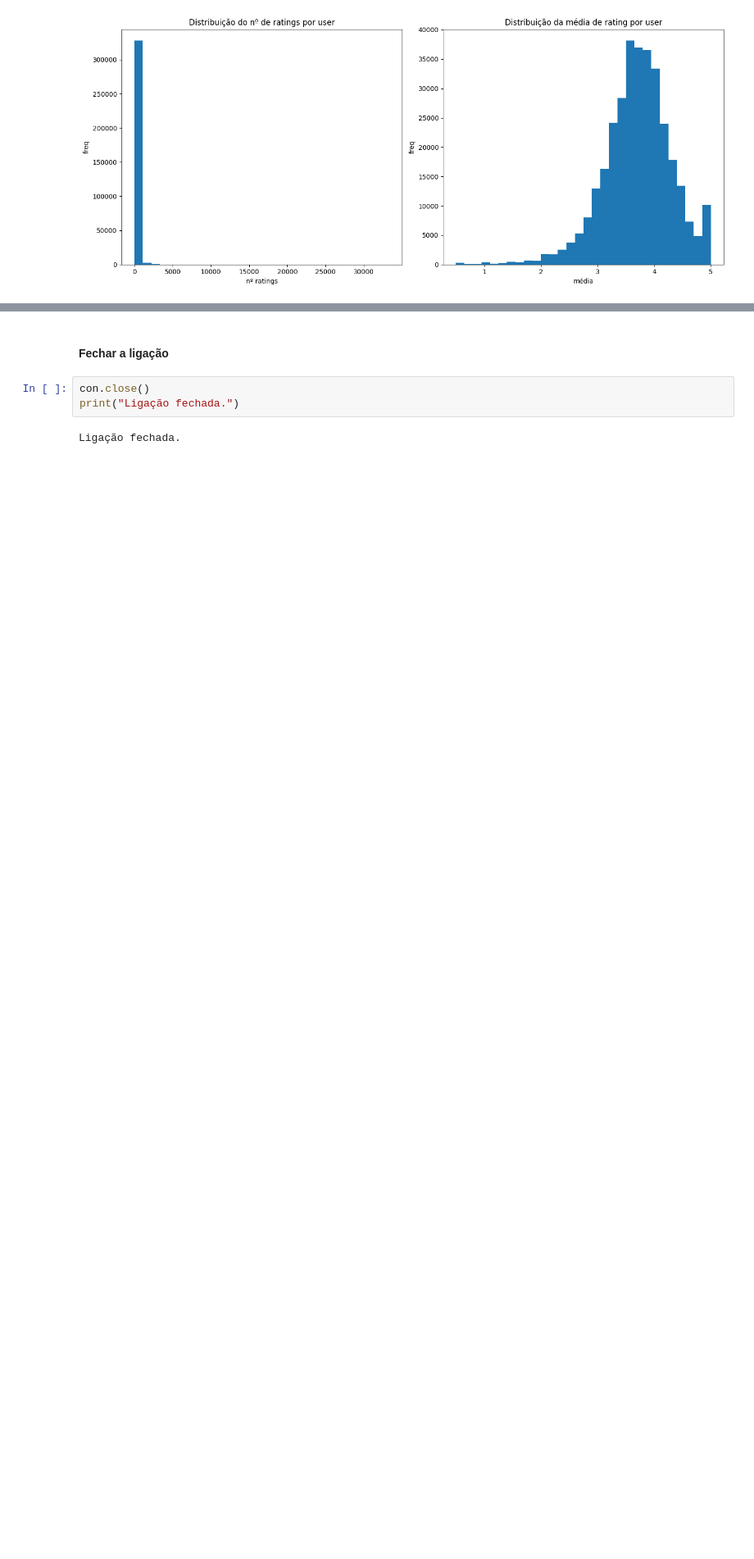
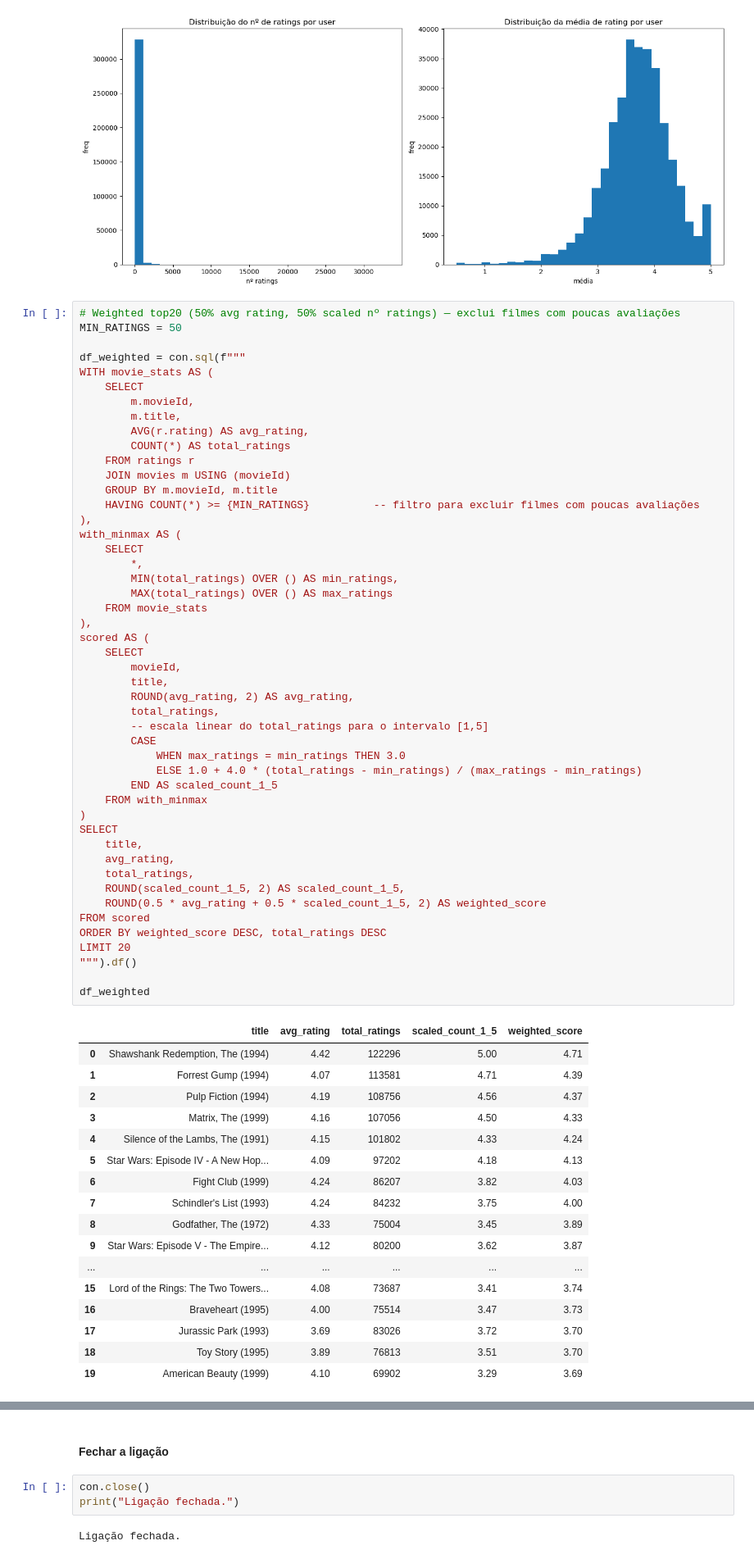
Before and after one commit to sergiopatinha/BigDataFoundations, a Jupyter notebook: notebooks/1.6 - (Full)33M Exploring Data.ipynb, the cells around one changed output, grey strips where cells are left out. Shown at 82% size. Cells and saved outputs as stored; diff of their text form; blank space fills up the shorter version.

```diff
--- a/notebooks/1.6 - (Full)33M Exploring Data.ipynb
+++ b/notebooks/1.6 - (Full)33M Exploring Data.ipynb
@@ -467,3 +467,69 @@ plt.tight_layout()
 plt.show()
 # %% [output]
 [figure]
+# %%
+# Weighted top20 (50% avg rating, 50% scaled nº ratings) — exclui filmes com poucas avaliações
+MIN_RATINGS = 50
+
+df_weighted = con.sql(f"""
+WITH movie_stats AS (
+    SELECT
+        m.movieId,
+        m.title,
+        AVG(r.rating) AS avg_rating,
+        COUNT(*) AS total_ratings
+    FROM ratings r
+    JOIN movies m USING (movieId)
+    GROUP BY m.movieId, m.title
+    HAVING COUNT(*) >= {MIN_RATINGS}          -- filtro para excluir filmes com poucas avaliações
+),
+with_minmax AS (
+    SELECT
+        *,
+        MIN(total_ratings) OVER () AS min_ratings,
+        MAX(total_ratings) OVER () AS max_ratings
+    FROM movie_stats
+),
+scored AS (
+    SELECT
+        movieId,
+        title,
+        ROUND(avg_rating, 2) AS avg_rating,
+        total_ratings,
+        -- escala linear do total_ratings para o intervalo [1,5]
+        CASE
+            WHEN max_ratings = min_ratings THEN 3.0
+            ELSE 1.0 + 4.0 * (total_ratings - min_ratings) / (max_ratings - min_ratings)
+        END AS scaled_count_1_5
+    FROM with_minmax
+)
+SELECT
+    title,
+    avg_rating,
+    total_ratings,
+    ROUND(scaled_count_1_5, 2) AS scaled_count_1_5,
+    ROUND(0.5 * avg_rating + 0.5 * scaled_count_1_5, 2) AS weighted_score
+FROM scored
+ORDER BY weighted_score DESC, total_ratings DESC
+LIMIT 20
+""").df()
+
+df_weighted
+# %% [output]
+|  | title | avg_rating | total_ratings | scaled_count_1_5 | weighted_score |
+| 0 | Shawshank Redemption, The (1994) | 4.42 | 122296 | 5.00 | 4.71 |
+| 1 | Forrest Gump (1994) | 4.07 | 113581 | 4.71 | 4.39 |
+| 2 | Pulp Fiction (1994) | 4.19 | 108756 | 4.56 | 4.37 |
+| 3 | Matrix, The (1999) | 4.16 | 107056 | 4.50 | 4.33 |
+| 4 | Silence of the Lambs, The (1991) | 4.15 | 101802 | 4.33 | 4.24 |
+| 5 | Star Wars: Episode IV - A New Hop... | 4.09 | 97202 | 4.18 | 4.13 |
+| 6 | Fight Club (1999) | 4.24 | 86207 | 3.82 | 4.03 |
+| 7 | Schindler's List (1993) | 4.24 | 84232 | 3.75 | 4.00 |
+| 8 | Godfather, The (1972) | 4.33 | 75004 | 3.45 | 3.89 |
+| 9 | Star Wars: Episode V - The Empire... | 4.12 | 80200 | 3.62 | 3.87 |
+| ... | ... | ... | ... | ... | ... |
+| 15 | Lord of the Rings: The Two Towers... | 4.08 | 73687 | 3.41 | 3.74 |
+| 16 | Braveheart (1995) | 4.00 | 75514 | 3.47 | 3.73 |
+| 17 | Jurassic Park (1993) | 3.69 | 83026 | 3.72 | 3.70 |
+| 18 | Toy Story (1995) | 3.89 | 76813 | 3.51 | 3.70 |
+| 19 | American Beauty (1999) | 4.10 | 69902 | 3.29 | 3.69 |
```
Also changed, not shown: parts of 6 cells of this notebook.
